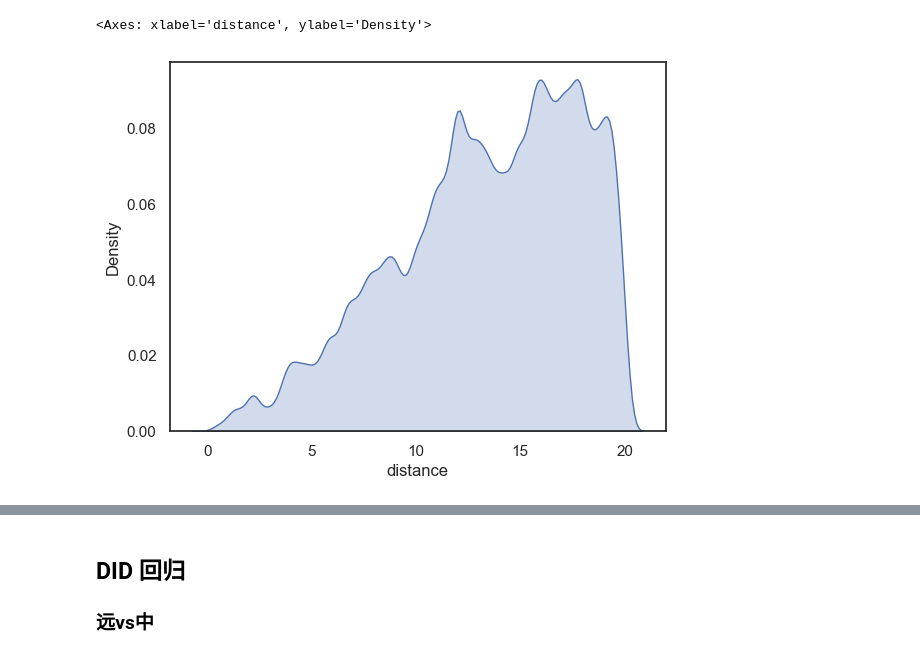
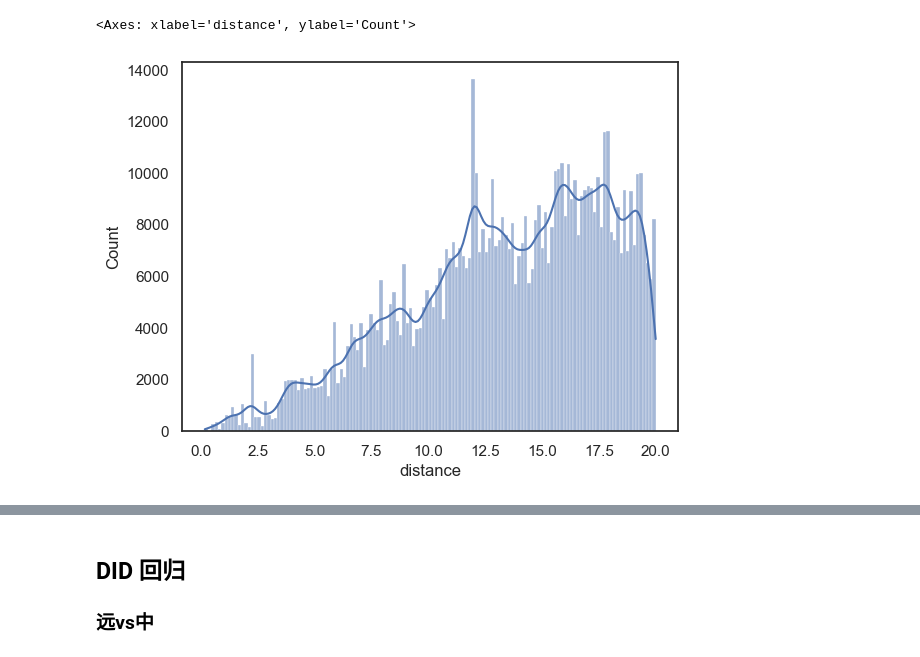
Before and after one commit to ErnestDong/thesis-master, a Jupyter notebook: src/main.ipynb, the cells around one changed output, grey strips where cells are left out. Cells and saved outputs as stored; diff of their text form; code cells hidden in the pictures.

```diff
--- a/src/main.ipynb
+++ b/src/main.ipynb
@@ -12,20 +12,20 @@ engine_str = "clickhouse+native://localhost/thesis"
 # %%
 sns.set_theme(style="white")
 engine = create_engine(engine_str)
 original_df = pd.read_sql(
     # "select `保险起期`, `bases.保险金额`, `treated`，`after` from ols",
     "select * from ols_ups where t != 1970",
     engine,
     dtype_backend="pyarrow",
     dtype={
         "保险起期": "datetime64[s]",
         "maxraining_before": "datetime64[s]",
         "maxraining_after": "datetime64[s]",
         "record_date": "datetime64[s]",
     },
 )
-sns.kdeplot(original_df["distance"], fill=True)
+sns.histplot(original_df["distance"], kde=True)
 # %% [output]
-<Axes: xlabel='distance', ylabel='Density'>
+<Axes: xlabel='distance', ylabel='Count'>
-[figure, old version]
+[figure, new version]
 # %%
```
Also changed, not shown: parts of 8 cells of this notebook, 16 other files.
